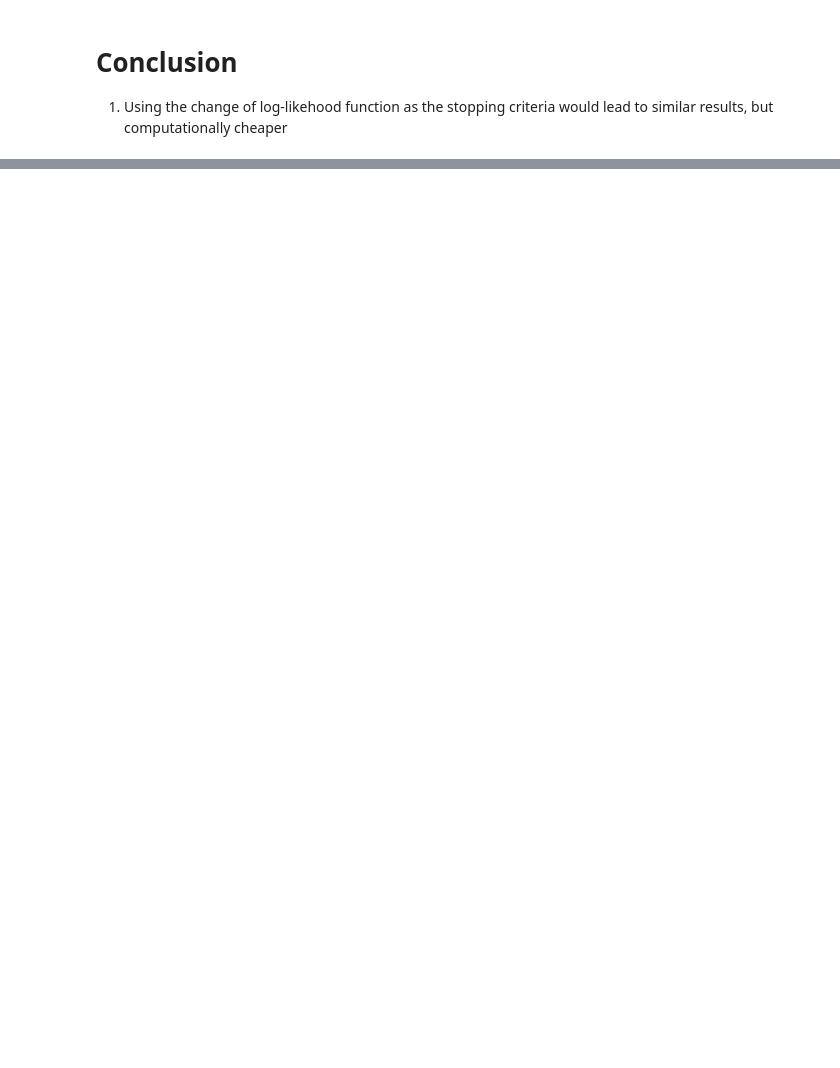
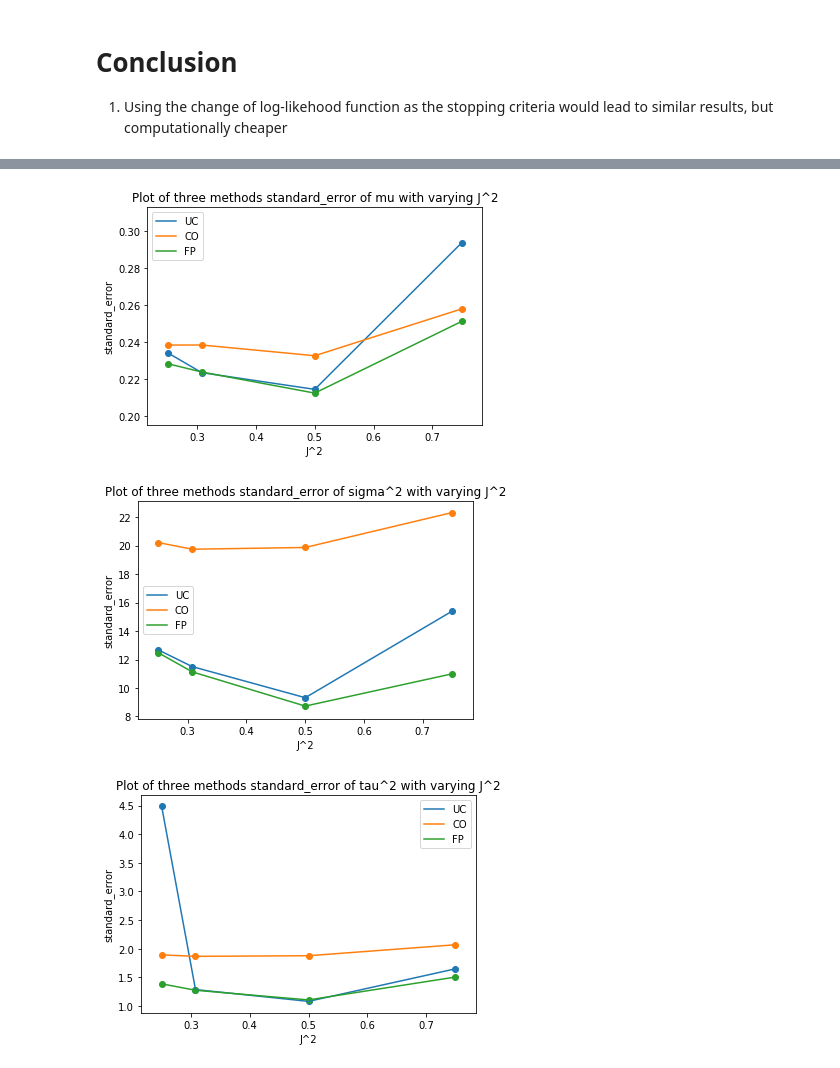
Before and after one commit to yifan0330/project-Meta-Analysis, a Jupyter notebook: Sangnawakij_reimplement.ipynb, the cells around one changed output, grey strips where cells are left out. Saved outputs shown, nothing was run; the diff lists cells and outputs as text; code cells hidden in the pictures; blank space fills up the shorter version.

```diff
--- a/Sangnawakij_reimplement.ipynb
+++ b/Sangnawakij_reimplement.ipynb
@@ -906,0 +976,9 @@ s
+# %%
+# plot of standard error for mu/sigma^2/tau^2
+plot_for_comparison('mu','standard_error','J^2', k=100)
+plot_for_comparison('sigma^2','standard_error','J^2', k=100)
+plot_for_comparison('tau^2','standard_error','J^2', k=100)
+# %% [output]
+[figure, added]
+[figure, added]
+[figure, added]
```
Also changed, not shown: parts of 40 cells of this notebook.
